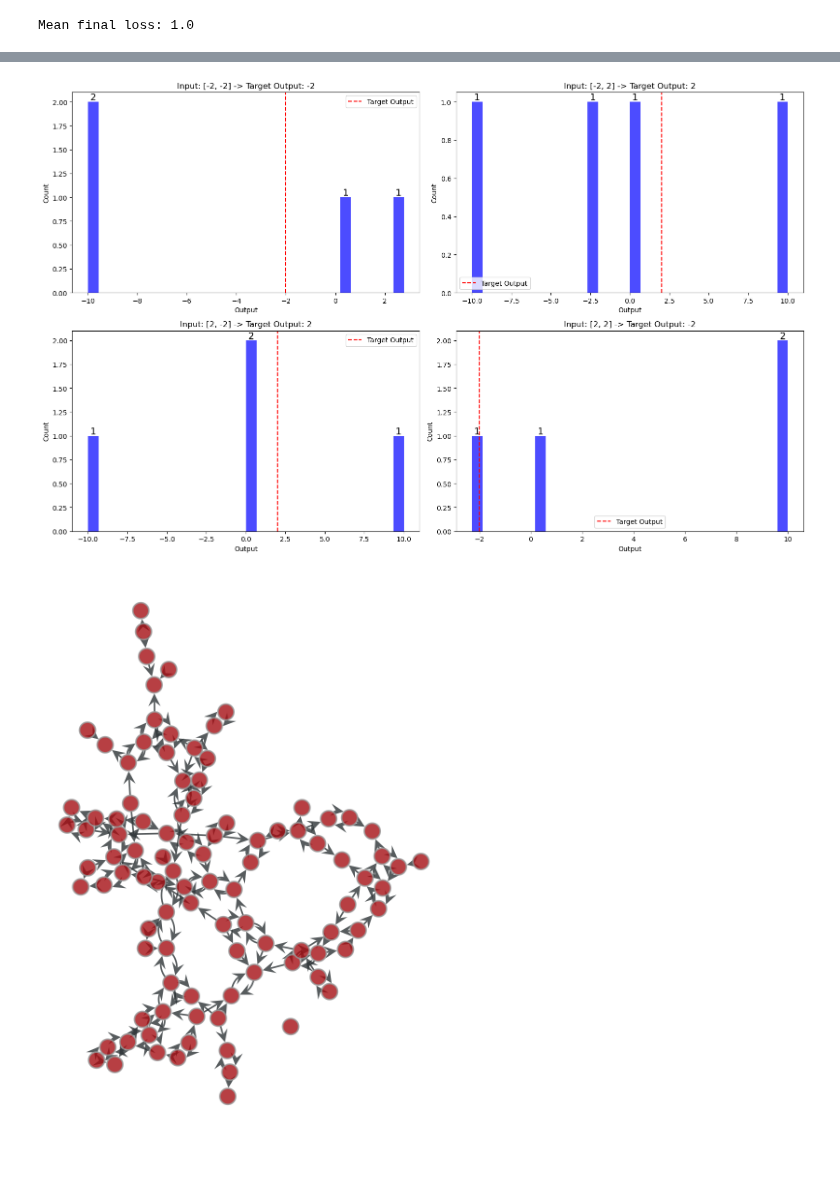
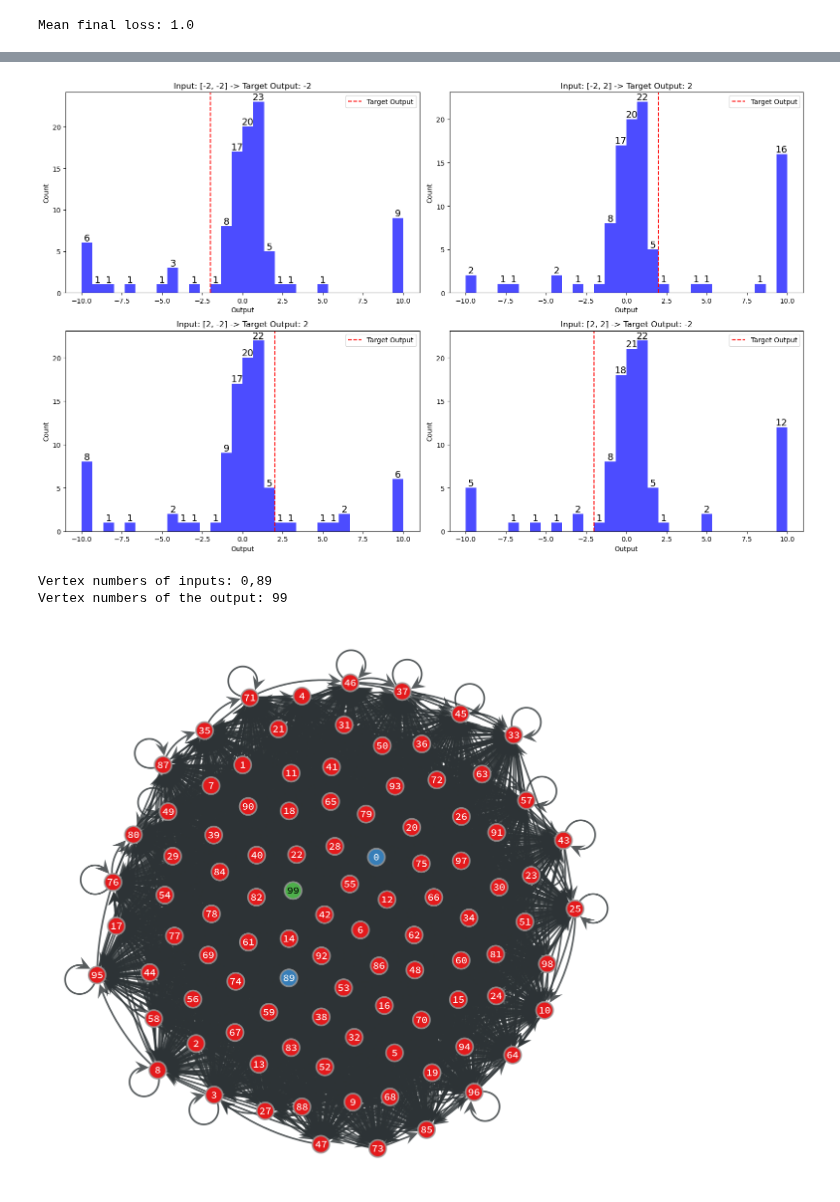
Before and after one commit to pietromalagoli/NeuronEvolution, a Jupyter notebook: main/model_np.ipynb, the cells around one changed output, grey strips where cells are left out. Saved outputs shown, nothing was run; the diff lists cells and outputs as text; code cells hidden in the pictures; blank space fills up the shorter version.

```diff
--- a/main/model_np.ipynb
+++ b/main/model_np.ipynb
@@ -29,7 +29,7 @@ par={'L': 10,                    # side length of the squared lattice
      'target_set': [-2,+2,+2,-2],
      #'input_set':[[0,0],[0,1],[1,0],[1,1]],
      'input_set':[[-2,-2],[-2,+2],[+2,-2],[+2,+2]],
-     'ff_iter': 10,                               # number of iterations the ff is executed for computing the output of a network (to reach the steady state)
+     'ff_iter': 20,                               # number of iterations the ff is executed for computing the output of a network (to reach the steady state)
      'state_bound': [-10,+10],                    # boundaries on the possibile values of the state
      'J_mutation_radius': 0.1,                 # standard deviation of the normal distribution used to sample the mutation value for J.
      'B_mutation_radius': 0.5,            # standard deviation of the normal distribution used to sample the mutation value for B.
@@ -38,8 +38,8 @@ par={'L': 10,                    # side length of the squared lattice
      'x_n': np.linspace(-1,1,64),   # discretization of the input of the transfer function (last argmument
                                    # is also the maximum number of non-zero coefficients in the DFT of the
                                    # transfer function. it should be a power of 2 for best performance of fft)
-     'n_iter': 10,
-     'N_sol': 4}                       # number of solutions (individuals, networks) considered in the simulation
+     'n_iter': 200,
+     'N_sol': 100}                       # number of solutions (individuals, networks) considered in the simulation
 
 #nrd.seed(1234)
 # %%
@@ -96,3 +96,19 @@ loss:1.9908039222896714
 print(f'Mean final loss: {np.mean(np.array(losses) < 100)}')
 # %% [output]
 Mean final loss: 1.0
+# %%
+s = []
+for _ in range(20):
+    sol = m.generate(par)
+    s.append(sol)
+
+s = sorted(s, key=lambda sol: sol.loss)
+
+loss = np.array([sol.loss for sol in s])
+prob = np.exp(loss) / np.sum(np.exp(loss))
+prob_inv = (1/prob)/np.sum(1/prob)
+prob = np.exp(-loss) / np.sum(np.exp(-loss))
+
+print(f'loss:{loss}')
+print(f'prob:{prob}')
+print(f'inv_prob:{prob_inv}')
@@ -122,8 +151,26 @@ for i, ax in enumerate(axes):
 plt.tight_layout()
 plt.show()
 # %% [output]
-[figure, old version]
+[figure, new version]
+# %%
+print(f'Vertex numbers of inputs: 0,{(par['L'] - 1) * par['L']-1}')
+print(f'Vertex numbers of the output: {par['L']**2-1}')
+# %% [output]
+Vertex numbers of inputs: 0,89
+Vertex numbers of the output: 99
 # %%
-graph_draw(s[0].G)
+graph = s[1].G
+
+highlight = graph.new_vertex_property('int')
+highlight[graph.vertex(0)] = 1
+highlight[graph.vertex((par['L'] - 1) * par['L']-1)] = 1
+highlight[graph.vertex(graph.num_vertices()-1)] = 2
+
+graph_draw(
+    graph,
+    vertex_text=graph.vertex_index,
+    vertex_fill_color=highlight,
+    vcmap=plt.cm.Set1
+)
 # %% [output]
-[figure, old version]
+[figure, new version]
```
Also changed, not shown: parts of 11 cells of this notebook, 5 other files.
